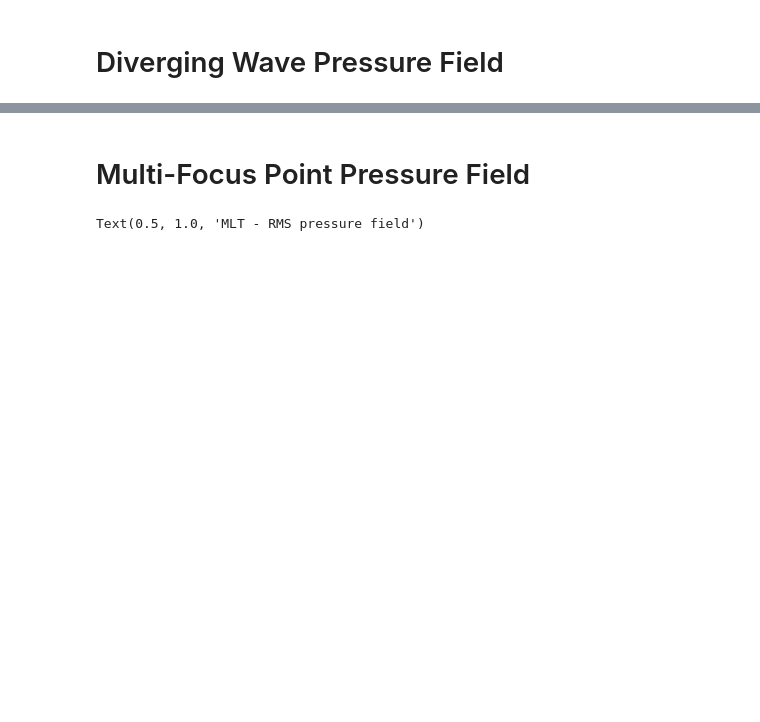
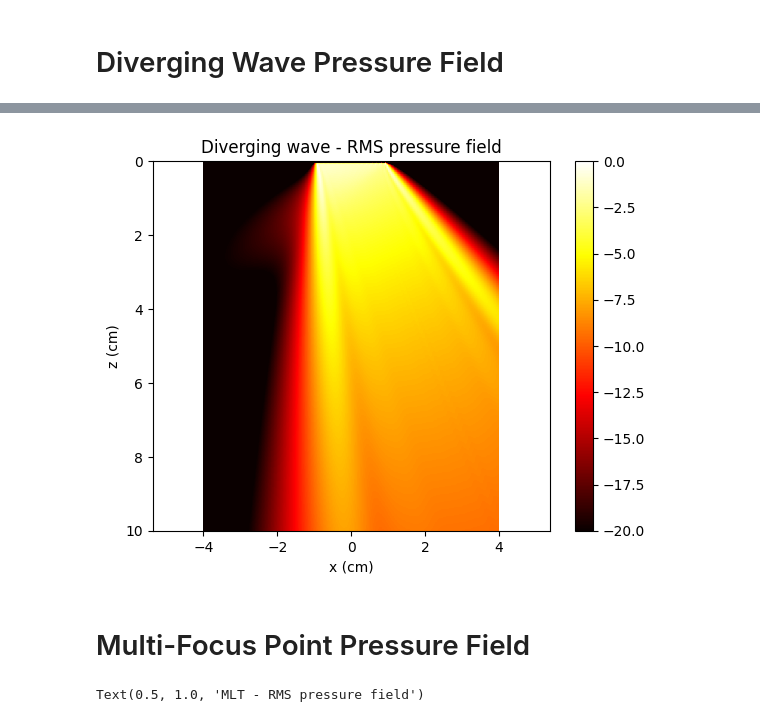
Before and after one commit to omarshaban02/Phased-Array-Pressure-Fields, a Jupyter notebook: Using_PyMust.ipynb, the cells around one changed output, grey strips where cells are left out. Cells and saved outputs as stored; diff of their text form; code cells hidden in the pictures; blank space fills up the shorter version.

```diff
--- a/Using_PyMust.ipynb
+++ b/Using_PyMust.ipynb
@@ -147,3 +101,7 @@ Text(0.5, 1.0, 'Diverging wave - RMS pressure field')
+# %%
+drawDiverging(50,20)
+# %% [output]
+[figure, added]
 # %% [markdown]
 # Multi-Focus Point Pressure Field
 # %%
```
Also changed, not shown: parts of 8 cells of this notebook.
